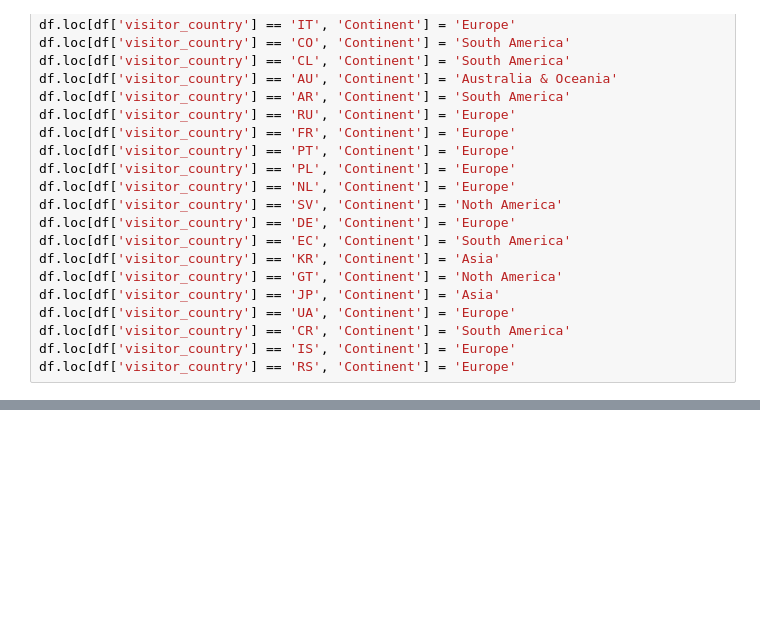
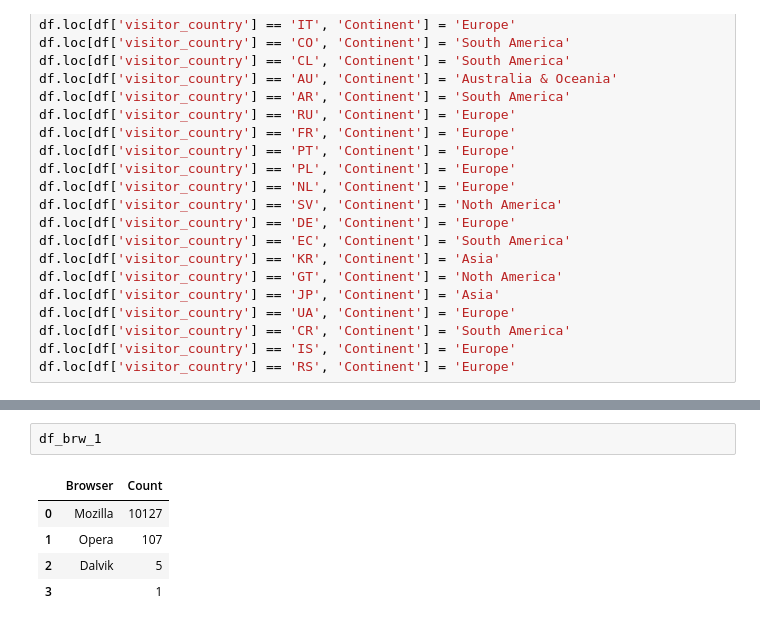
Before and after one commit to overmars86/analyticsapp, a Jupyter notebook: CW_2/Project/Code/working.ipynb, the cells around one changed output, grey strips where cells are left out. Drawn from its saved outputs; the diff is of its cells as text; blank space fills up the shorter version.

```diff
--- a/CW_2/Project/Code/working.ipynb
+++ b/CW_2/Project/Code/working.ipynb
@@ -118,0 +161,8 @@ df['visitor_country'].value_counts().reset_index()
+# %%
+df_brw_1
+# %% [output]
+|  | Browser | Count |
+| 0 | Mozilla | 10127 |
+| 1 | Opera | 107 |
+| 2 | Dalvik | 5 |
+| 3 |  | 1 |
```
Also changed, not shown: parts of 20 cells of this notebook, 4 other files.
